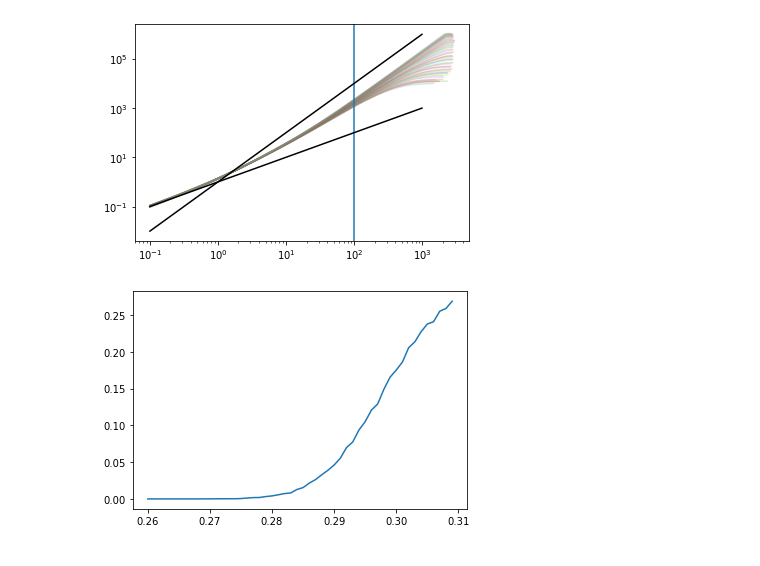
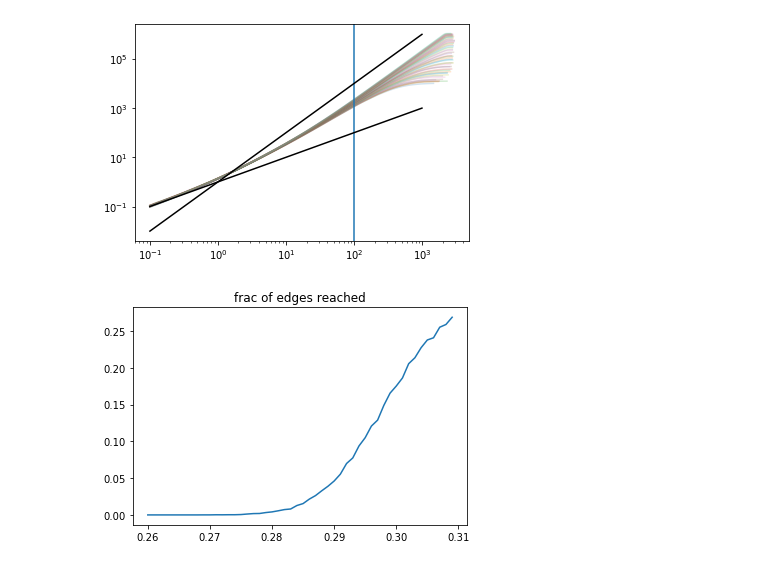
Before and after one commit to Irene-Li/BARW, a Jupyter notebook: BARW/plot_mult_data.ipynb, the cells around one changed output. Saved outputs shown, nothing was run; the diff lists cells and outputs as text; code cells hidden in the pictures.

```diff
--- a/BARW/plot_mult_data.ipynb
+++ b/BARW/plot_mult_data.ipynb
@@ -19,6 +19,7 @@ hs = np.arange(0.260, 0.310, 0.001)
 n = int(np.floor(np.log2(L)) - 1)
 
 edge_reach_frac = []
+all_edge_reach_frac = []
 ts = []
 mean_msds = []
 actives = []
@@ -34,6 +35,7 @@ for h in hs:
     msds = []
     tot_edge_reach = 0
     tot_possible_edge = len(realisations)*4
+    all_edge_reach = 0
 
     for (i, realisation) in enumerate(realisations):
 
@@ -41,8 +43,10 @@ for h in hs:
         times.append(time)
         msds.append(msd)
         tot_edge_reach += np.sum(edge_reach>0)
+        all_edge_reach += int(np.sum(edge_reach>0) == 4)
 
     edge_reach_frac.append(tot_edge_reach/tot_possible_edge)
+    all_edge_reach_frac.append(all_edge_reach/len(realisations))
     t = select_longest(times)
     mean_msd = np.mean(pad(msds), axis=0)
 
@@ -99,6 +103,7 @@ plt.show()
 [figure]
 # %%
 plt.plot(hs, edge_reach_frac)
+plt.title('frac of edges reached')
 plt.show()
 # %% [output]
-[figure, old version]
+[figure, new version]
```
Also changed, not shown: parts of 1 cell of this notebook, 3 other files.
